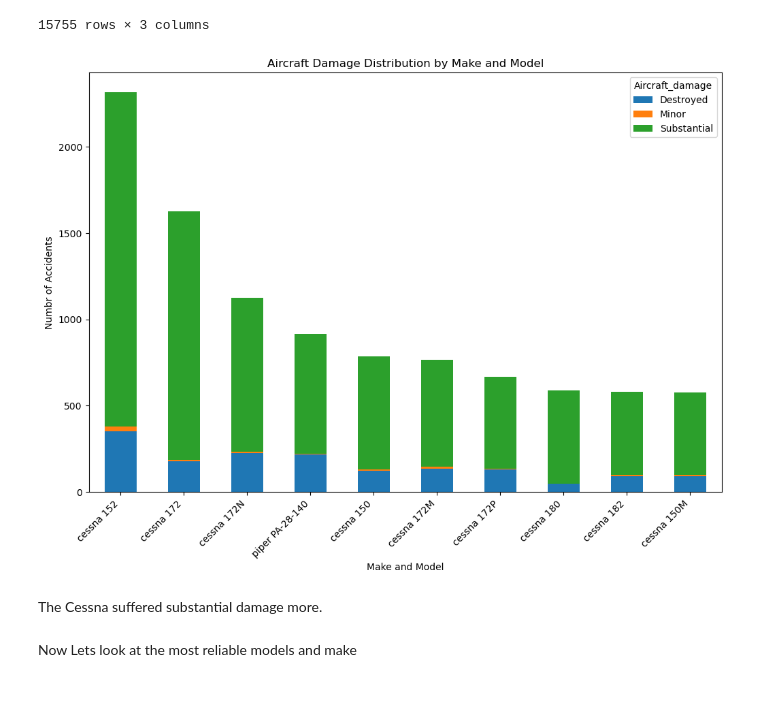
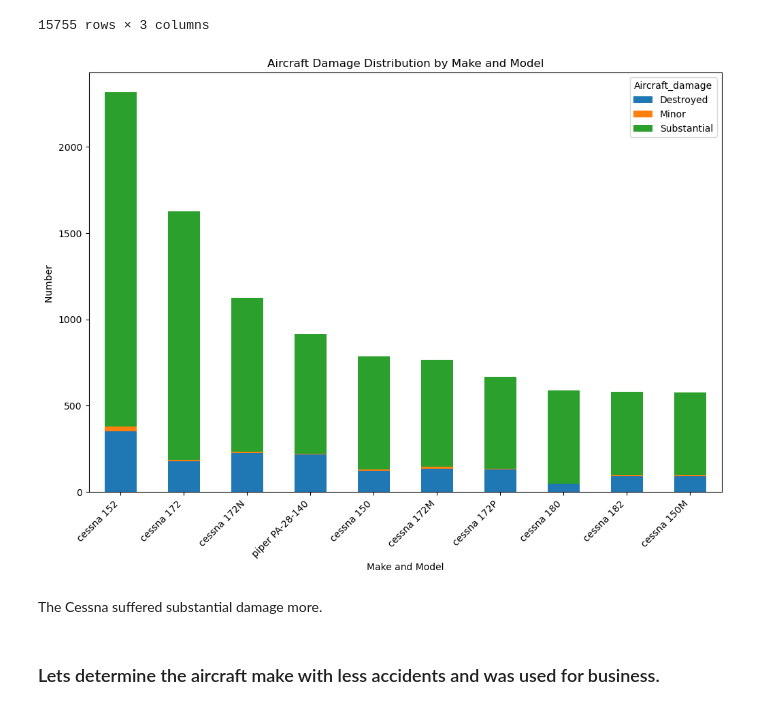
Before and after one commit to am-eric/EDA, a Jupyter notebook: EDA.ipynb, the cells around one changed output. Drawn from its saved outputs; the diff is of its cells as text; code cells hidden in the pictures.

Commit message:
More Visualizations

```diff
--- a/EDA.ipynb
+++ b/EDA.ipynb
@@ -100,7 +100,7 @@ df_new.shape
 # %%
 # change some column titles to more managable ones
 new_column_names = { 'Investigation.Type': 'Investigation_Type', 'Event.Date':'Event_Date', 'Injury.Severity':'Injury_Severity',
-                    'Aircraft.damage':'Aircraft_damage', 'Number.of.Engines':'Number_of_Engines', 'Purpose.of.flight':'Flight_Purpose',
+                    'Aircraft.damage':'Aircraft_damage', 'Number.of.Engines':'Number_of_Engines','Engine.Type':'Engine_Type', 'Purpose.of.flight':'Flight_Purpose',
                     'Total.Fatal.Injuries':'Fatal_Injuries', 'Total.Serious.Injuries':'Serious_Injuries',
                    'Total.Minor.Injuries':'Minor_Injuries', 'Total.Uninjured':'Uninjured', 'Weather.Condition':'Weather',}
 df_new.rename(columns=new_column_names, inplace=True)
@@ -531,16 +546,17 @@ make_model_damage_pivot
 | zwicker murray r GLASTAR | 0.0 | 0.0 | 1.0 |
 15755 rows × 3 columns
 # %%
+# plotting the pivot table using plot function
 fig, ax = plt.subplots(figsize=(12,8))
 
-make_model_damage_pivot[:10].plot(kind='bar',stacked=True, ax=ax)
+make_model_damage_pivot[:10].plot(kind='bar',stacked=True, ax=ax,)
 ax.set_title('Aircraft Damage Distribution by Make and Model')
 ax.set_xlabel('Make and Model')
-ax.set_ylabel('Numbr of Accidents')
+ax.set_ylabel('Number ')
 plt.xticks(rotation=45, ha='right');
 # %% [output]
-[figure, old version]
+[figure, new version]
 # %% [markdown]
 The Cessna suffered substantial damage more.
-# %% [markdown]
-Now Lets look at the most reliable models and make
+# %% [markdown]
+### Lets determine the aircraft make with less accidents and was used for business.
```
Also changed, not shown: parts of 37 cells of this notebook.
